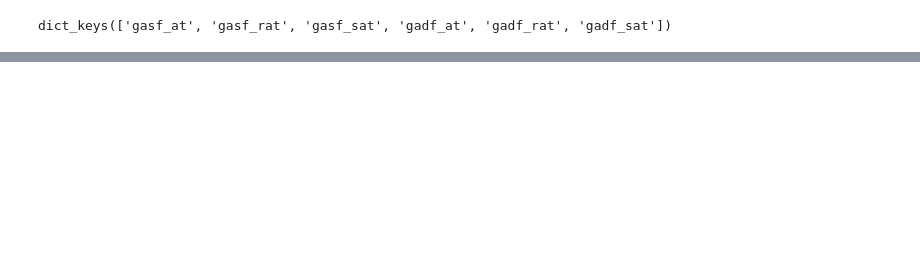
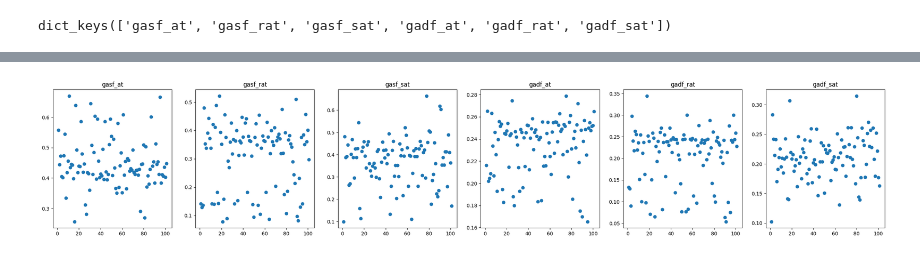
Before and after one commit to SPACEPORT-COLD-STORAGE/workspace, a Jupyter notebook: 03_modeling.ipynb, the cells around one changed output, grey strips where cells are left out. Saved outputs shown, nothing was run; the diff lists cells and outputs as text; code cells hidden in the pictures; blank space fills up the shorter version.

```diff
--- a/03_modeling.ipynb
+++ b/03_modeling.ipynb
@@ -214,0 +177,29 @@ torch.Size([256, 24, 24])
+# %%
+def test(test, model):
+    test_loss_log = []
+    model.eval()
+    loss_func = nn.MSELoss()
+
+    with torch.no_grad():
+        for data in tqdm(test):
+            image = data[0].unsqueeze(0)
+            output = model(image)
+            loss = loss_func(output, image)
+            test_loss_log.append([loss.item(), data[1]])
+        return test_loss_log
+# %%
+test_loss_log_dict = {}
+
+for key, val in test_dict.items():
+    test_loss_log_dict[key] = test(val, model_dict[key])
+# %%
+i = 1
+
+for key, val in test_loss_log_dict.items():
+    test_loss_log = [x[0] for x in val]
+    plt.subplot(1,6,i)
+    plt.scatter(x=range(1, len(test_loss_log)+1), y=test_loss_log)
+    plt.title(key)
+    i += 1
+# %% [output]
+[figure, added]
```
Also changed, not shown: parts of 27 cells of this notebook, 3 other files.
